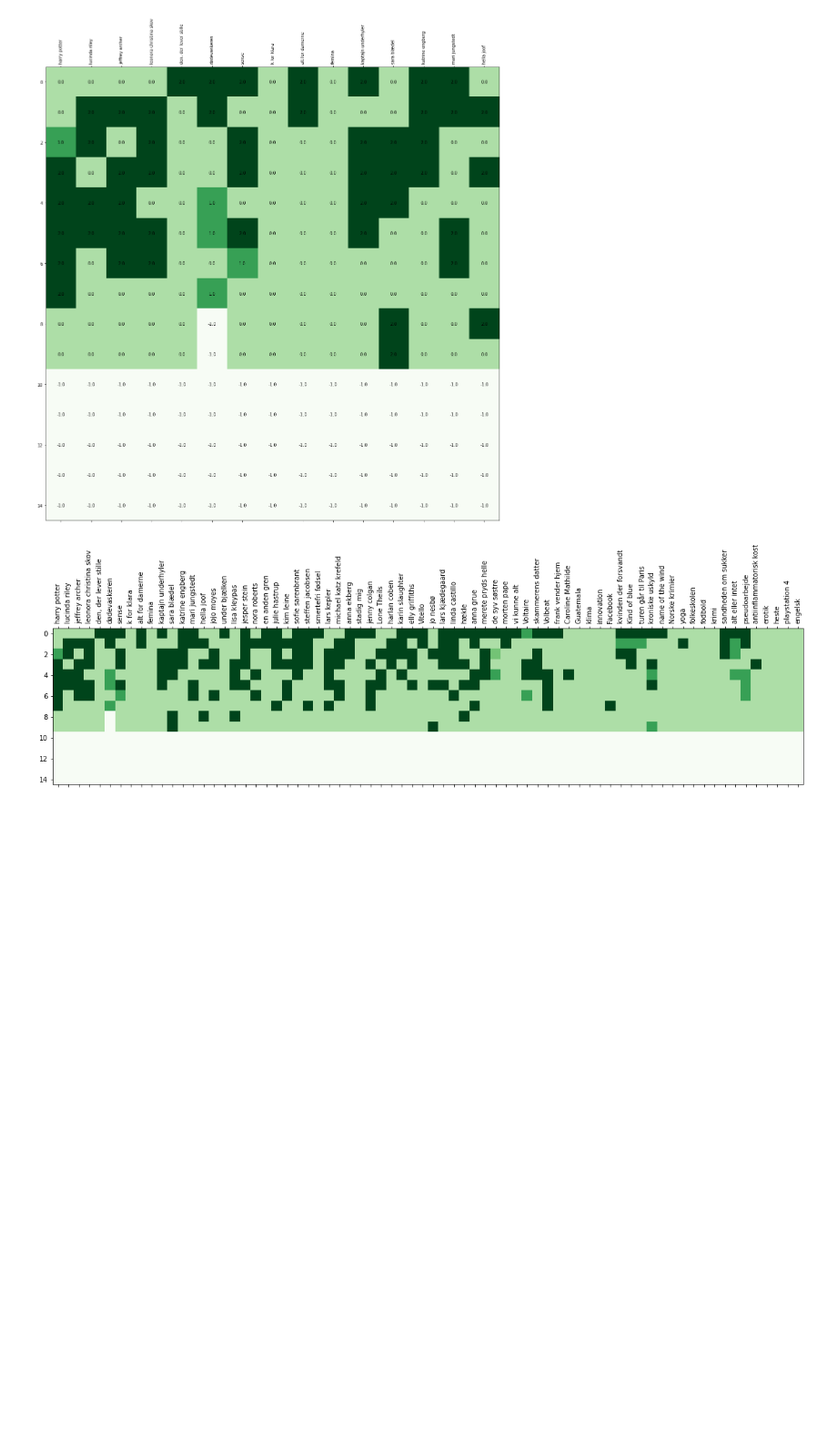
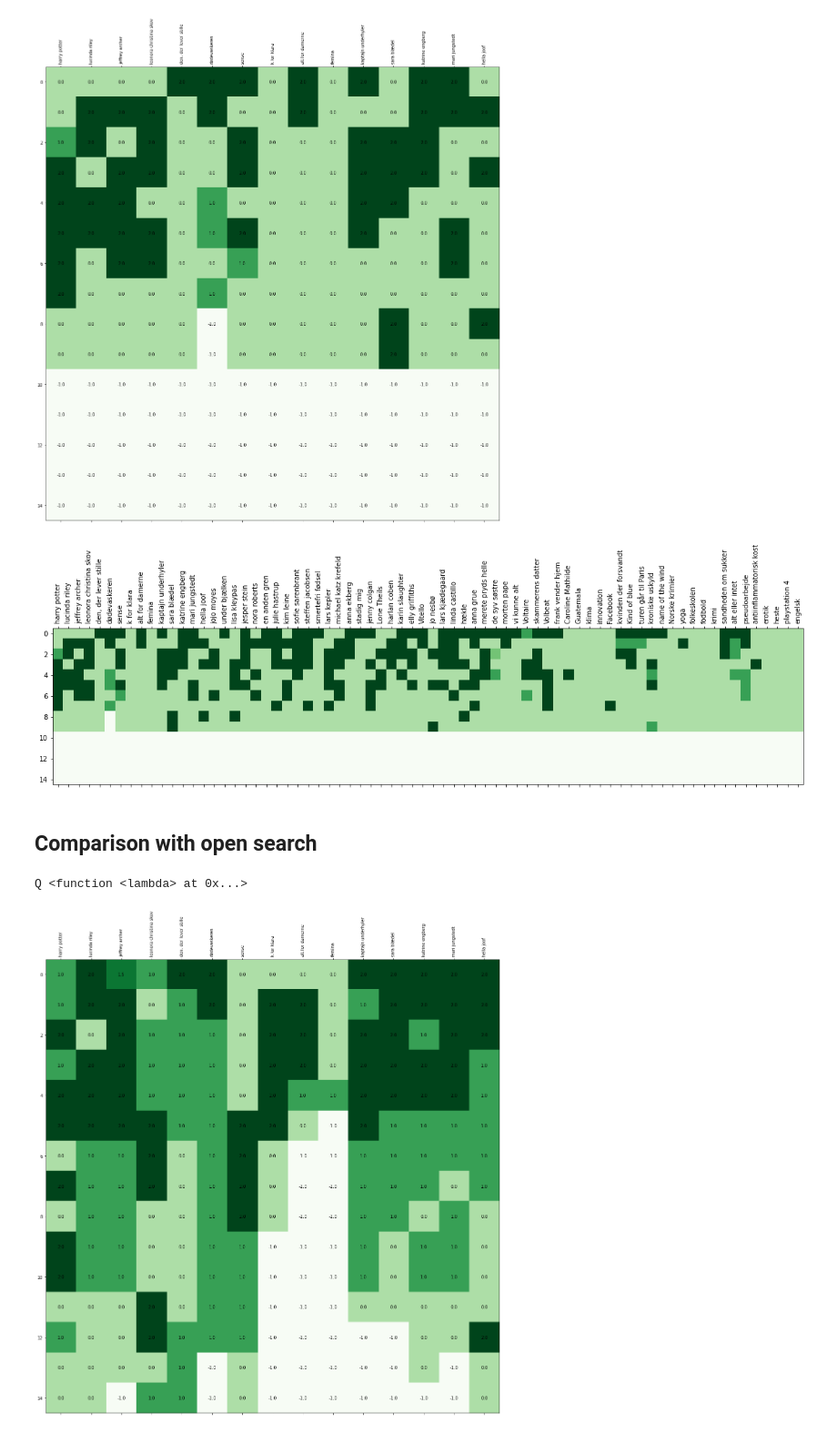
Before and after one commit to DBCDK/simple-search, a Jupyter notebook: notebooks/cisterne-evaluation.ipynb, the cells around one changed output. Shown: that part at 91% size. Saved outputs shown, nothing was run; the diff lists cells and outputs as text; code cells hidden in the pictures; blank space fills up the shorter version.

Commit message:
Compare search evaluation to open search

```diff
--- a/notebooks/cisterne-evaluation.ipynb
+++ b/notebooks/cisterne-evaluation.ipynb
@@ -151,3 +152,18 @@ simple_search.evaluation.show_all(search_ratings, search_results)
 plt.show()
 # %% [output]
 [figure]
+# %% [markdown]
+## Comparison with open search
+# %%
+open_search = search_relevance_eval.opensearch_query.OpenSearch(
+    "http://opensearch-5-2-ai-service.cisterne.svc.cloud.dbc.dk/b3.5_5.2/")
+open_search_cisterne_results, open_search_cisterne_test_dfs = simple_search.evaluation.perform_search(data_path,
+    lambda q: [p for p in open_search(q)])
+open_search_cisterne_ratings = simple_search.evaluation.get_ratings(open_search_cisterne_test_dfs)
+# %% [output]
+Q <function <lambda> at 0x...>
+# %%
+simple_search.evaluation.show_subset(open_search_cisterne_ratings, open_search_cisterne_results)
+plt.show()
+# %% [output]
+[figure, added]
```
Also changed, not shown: parts of 5 cells of this notebook, 1 other file.
